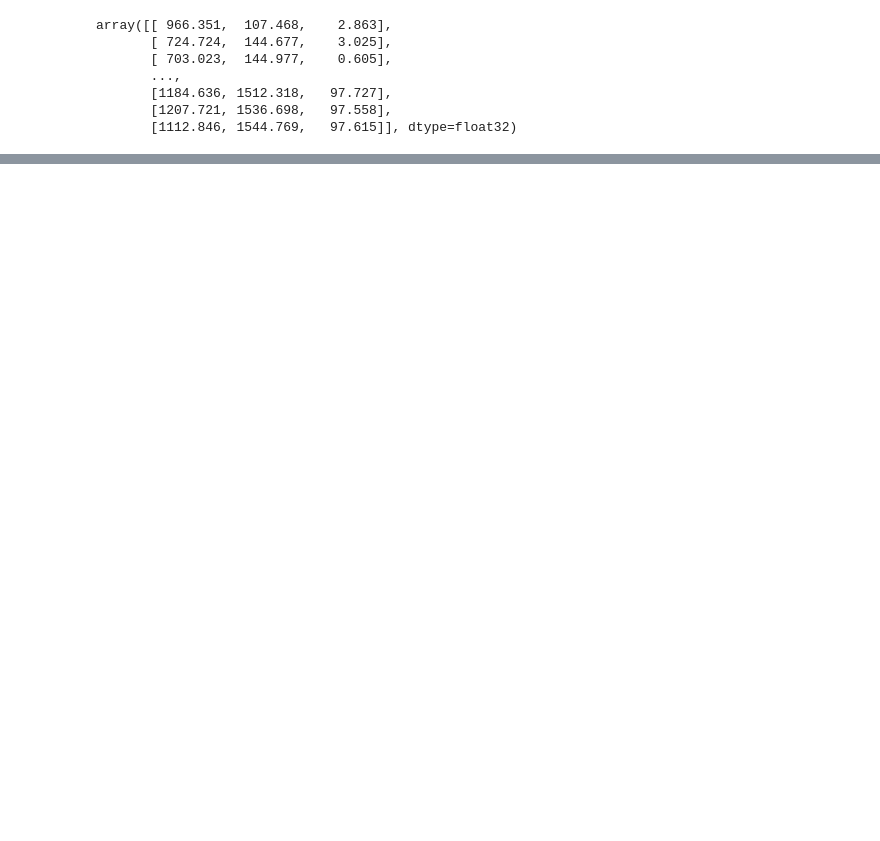
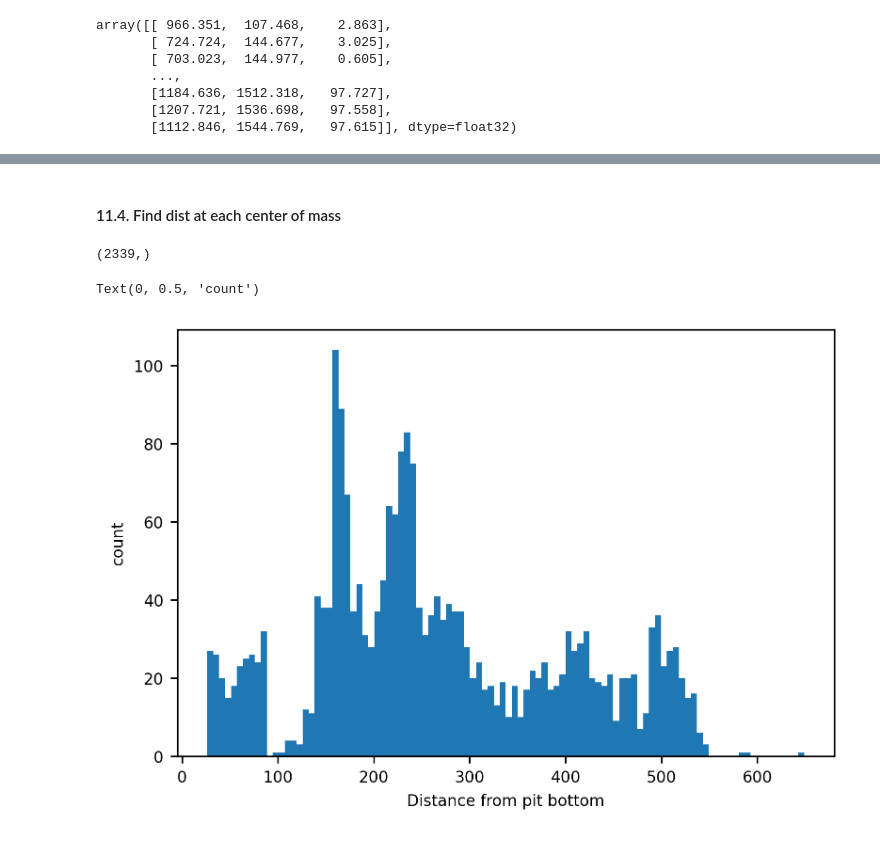
Before and after one commit to gianthk/CERIC-Franceschin, a Jupyter notebook: notebooks/perline_2.ipynb, the cells around one changed output, grey strips where cells are left out. Cells and saved outputs as stored; diff of their text form; code cells hidden in the pictures; blank space fills up the shorter version.

```diff
--- a/notebooks/perline_2.ipynb
+++ b/notebooks/perline_2.ipynb
@@ -238,0 +259,22 @@ meshio.write_points_cells("foo.vtk", centresOfMass[1:, [2, 1, 0]], [], point_dat
+# %% [markdown]
+#### 11.4. Find dist at each center of mass
+# %%
+COM_coors = np.round(centresOfMass).astype(int)
+# %%
+distances_pit_bottom = np.ndarray(volumes.shape)
+count = 0
+for COM in COM_coors:
+    distances_pit_bottom[count] = dist[COM[0], COM[1], COM[2]]
+    count = count + 1
+# %%
+distances_pit_bottom.shape
+# %% [output]
+(2339,)
+# %%
+plt.figure()
+plt.hist(distances_pit_bottom, bins=100)
+plt.xlabel("Distance from pit bottom")
+plt.ylabel("count")
+# %% [output]
+Text(0, 0.5, 'count')
+[figure, added]
```
Also changed, not shown: parts of 19 cells of this notebook, 1 other file.
